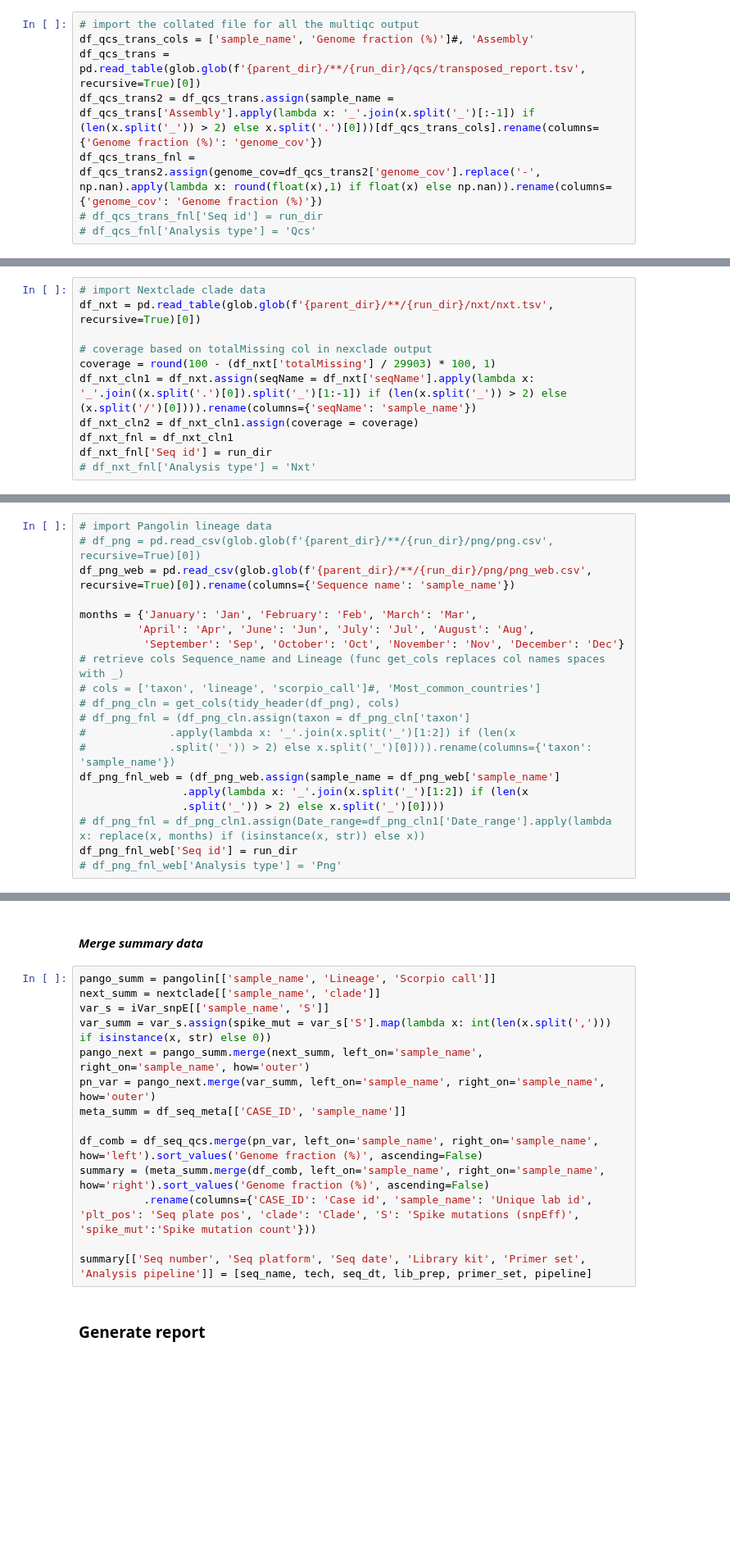
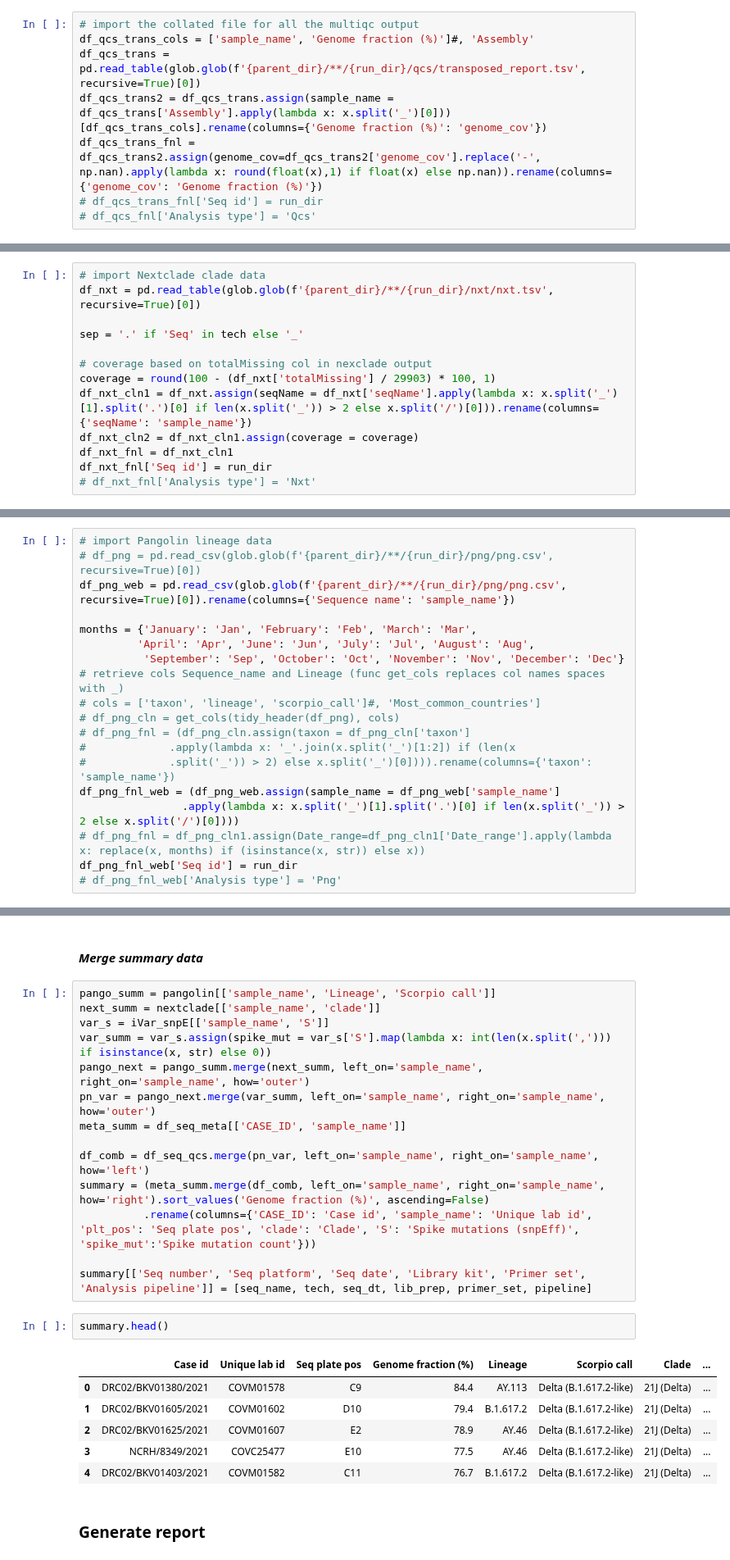
Before and after one commit to ousodaniel/SARS-CoV-2-Data-Workflows, a Jupyter notebook: aggregate-analysis-reports-nf-viralrecon.ipynb, the cells around one changed output, grey strips where cells are left out. Shown at 82% size. Cells and saved outputs as stored; diff of their text form; blank space fills up the shorter version.

Commit message:
fix: sample ID retrieval

```diff
--- a/aggregate-analysis-reports-nf-viralrecon.ipynb
+++ b/aggregate-analysis-reports-nf-viralrecon.ipynb
@@ -159,7 +159,7 @@ df_seq_sh_fnl = df_seq_sh[df_seq_sh['sample_name'].str.contains('COV')]
 # import the collated file for all the multiqc output
 df_qcs_trans_cols = ['sample_name', 'Genome fraction (%)']#, 'Assembly'
 df_qcs_trans = pd.read_table(glob.glob(f'{parent_dir}/**/{run_dir}/qcs/transposed_report.tsv', recursive=True)[0])
-df_qcs_trans2 = df_qcs_trans.assign(sample_name = df_qcs_trans['Assembly'].apply(lambda x: '_'.join(x.split('_')[:-1]) if (len(x.split('_')) > 2) else x.split('.')[0]))[df_qcs_trans_cols].rename(columns={'Genome fraction (%)': 'genome_cov'})
+df_qcs_trans2 = df_qcs_trans.assign(sample_name = df_qcs_trans['Assembly'].apply(lambda x: x.split('_')[0]))[df_qcs_trans_cols].rename(columns={'Genome fraction (%)': 'genome_cov'})
 df_qcs_trans_fnl = df_qcs_trans2.assign(genome_cov=df_qcs_trans2['genome_cov'].replace('-', np.nan).apply(lambda x: round(float(x),1) if float(x) else np.nan)).rename(columns={'genome_cov': 'Genome fraction (%)'})
 # df_qcs_trans_fnl['Seq id'] = run_dir
 # df_qcs_fnl['Analysis type'] = 'Qcs'
@@ -199,9 +233,11 @@ df_seq_meta
 # import Nextclade clade data
 df_nxt = pd.read_table(glob.glob(f'{parent_dir}/**/{run_dir}/nxt/nxt.tsv', recursive=True)[0])
 
+sep = '.' if 'Seq' in tech else '_'
+
 # coverage based on totalMissing col in nexclade output
 coverage = round(100 - (df_nxt['totalMissing'] / 29903) * 100, 1)
-df_nxt_cln1 = df_nxt.assign(seqName = df_nxt['seqName'].apply(lambda x: '_'.join((x.split('.')[0]).split('_')[1:-1]) if (len(x.split('_')) > 2) else (x.split('/')[0]))).rename(columns={'seqName': 'sample_name'})
+df_nxt_cln1 = df_nxt.assign(seqName = df_nxt['seqName'].apply(lambda x: x.split('_')[1].split('.')[0] if len(x.split('_')) > 2 else x.split('/')[0])).rename(columns={'seqName': 'sample_name'})
 df_nxt_cln2 = df_nxt_cln1.assign(coverage = coverage)
 df_nxt_fnl = df_nxt_cln1
 df_nxt_fnl['Seq id'] = run_dir
@@ -223,7 +259,7 @@ iVar_snpE = df_seq_qcs.merge(df_var_fnl, left_on='sample_name', right_on='sample
 # %%
 # import Pangolin lineage data
 # df_png = pd.read_csv(glob.glob(f'{parent_dir}/**/{run_dir}/png/png.csv', recursive=True)[0])
-df_png_web = pd.read_csv(glob.glob(f'{parent_dir}/**/{run_dir}/png/png_web.csv', recursive=True)[0]).rename(columns={'Sequence name': 'sample_name'})
+df_png_web = pd.read_csv(glob.glob(f'{parent_dir}/**/{run_dir}/png/png.csv', recursive=True)[0]).rename(columns={'Sequence name': 'sample_name'})
 
 months = {'January': 'Jan', 'February': 'Feb', 'March': 'Mar',
          'April': 'Apr', 'June': 'Jun', 'July': 'Jul', 'August': 'Aug',
@@ -235,8 +271,7 @@ months = {'January': 'Jan', 'February': 'Feb', 'March': 'Mar',
 #             .apply(lambda x: '_'.join(x.split('_')[1:2]) if (len(x
 #             .split('_')) > 2) else x.split('_')[0]))).rename(columns={'taxon': 'sample_name'})
 df_png_fnl_web = (df_png_web.assign(sample_name = df_png_web['sample_name']
-                .apply(lambda x: '_'.join(x.split('_')[1:2]) if (len(x
-                .split('_')) > 2) else x.split('_')[0])))
+                .apply(lambda x: x.split('_')[1].split('.')[0] if len(x.split('_')) > 2 else x.split('/')[0])))
 # df_png_fnl = df_png_cln1.assign(Date_range=df_png_cln1['Date_range'].apply(lambda x: replace(x, months) if (isinstance(x, str)) else x))
 df_png_fnl_web['Seq id'] = run_dir
 # df_png_fnl_web['Analysis type'] = 'Png'
@@ -255,11 +290,20 @@ pango_next = pango_summ.merge(next_summ, left_on='sample_name', right_on='sample
 pn_var = pango_next.merge(var_summ, left_on='sample_name', right_on='sample_name', how='outer')
 meta_summ = df_seq_meta[['CASE_ID', 'sample_name']]
 
-df_comb = df_seq_qcs.merge(pn_var, left_on='sample_name', right_on='sample_name', how='left').sort_values('Genome fraction (%)', ascending=False)
+df_comb = df_seq_qcs.merge(pn_var, left_on='sample_name', right_on='sample_name', how='left')
 summary = (meta_summ.merge(df_comb, left_on='sample_name', right_on='sample_name', how='right').sort_values('Genome fraction (%)', ascending=False)
           .rename(columns={'CASE_ID': 'Case id', 'sample_name': 'Unique lab id', 'plt_pos': 'Seq plate pos', 'clade': 'Clade', 'S': 'Spike mutations (snpEff)', 'spike_mut':'Spike mutation count'}))
 
 summary[['Seq number', 'Seq platform', 'Seq date', 'Library kit', 'Primer set', 'Analysis pipeline']] = [seq_name, tech, seq_dt, lib_prep, primer_set, pipeline]
+# %%
+summary.head()
+# %% [output]
+|  | Case id | Unique lab id | Seq plate pos | Genome fraction (%) | Lineage | Scorpio call | Clade | ... |
+| 0 | DRC02/BKV01380/2021 | COVM01578 | C9 | 84.4 | AY.113 | Delta (B.1.617.2-like) | 21J (Delta) | ... |
+| 1 | DRC02/BKV01605/2021 | COVM01602 | D10 | 79.4 | B.1.617.2 | Delta (B.1.617.2-like) | 21J (Delta) | ... |
+| 2 | DRC02/BKV01625/2021 | COVM01607 | E2 | 78.9 | AY.46 | Delta (B.1.617.2-like) | 21J (Delta) | ... |
+| 3 | NCRH/8349/2021 | COVC25477 | E10 | 77.5 | AY.46 | Delta (B.1.617.2-like) | 21J (Delta) | ... |
+| 4 | DRC02/BKV01403/2021 | COVM01582 | C11 | 76.7 | B.1.617.2 | Delta (B.1.617.2-like) | 21J (Delta) | ... |
 # %% [markdown]
 ### **Generate report**
 # %%
```
Also changed, not shown: parts of 10 cells of this notebook, 1 other file.
